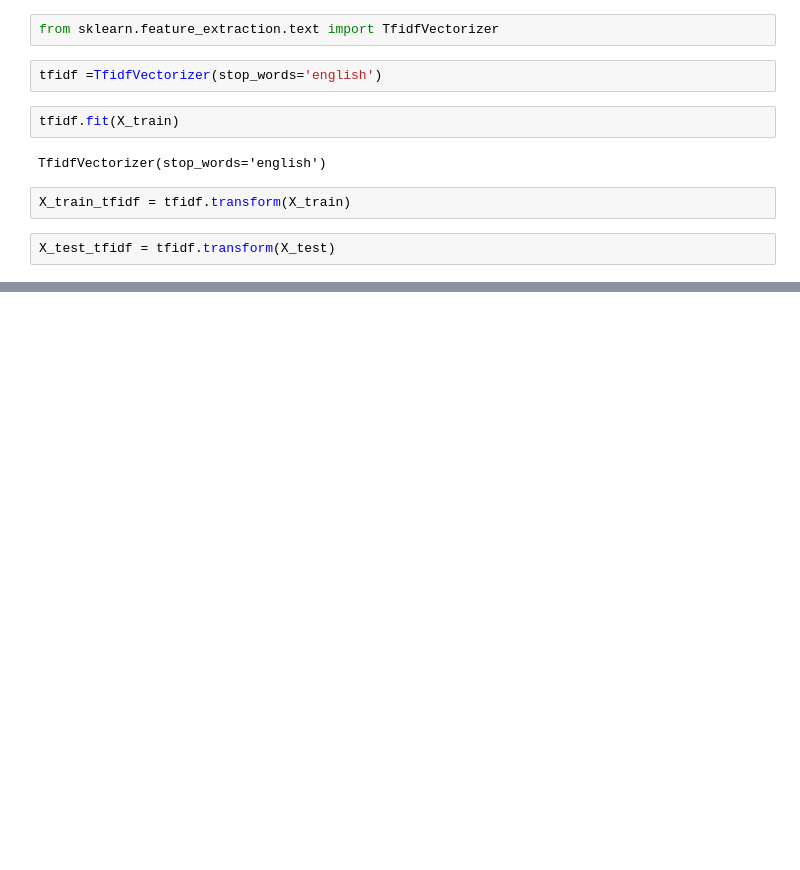
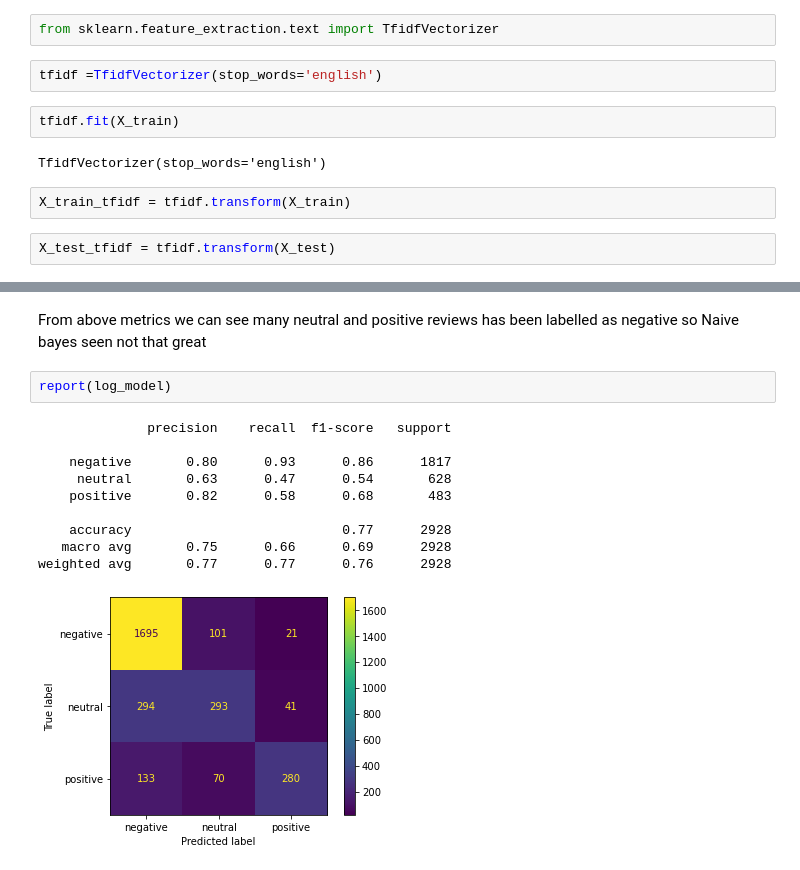
Before and after one commit to proton029/NaiveBayes, a Jupyter notebook: NaiveBayesTheorem.ipynb, the cells around one changed output, grey strips where cells are left out. Saved outputs shown, nothing was run; the diff lists cells and outputs as text; blank space fills up the shorter version.

```diff
--- a/NaiveBayesTheorem.ipynb
+++ b/NaiveBayesTheorem.ipynb
@@ -295,0 +344,15 @@ X_test_tfidf = tfidf.transform(X_test)
+# %% [markdown]
+From above metrics we can see many neutral and positive reviews has been labelled as negative so Naive bayes seen not that great
+# %%
+report(log_model)
+# %% [output]
+              precision    recall  f1-score   support
+
+    negative       0.80      0.93      0.86      1817
+     neutral       0.63      0.47      0.54       628
+    positive       0.82      0.58      0.68       483
+
+    accuracy                           0.77      2928
+   macro avg       0.75      0.66      0.69      2928
+weighted avg       0.77      0.77      0.76      2928
+[figure, added]
```
Also changed, not shown: parts of 16 cells of this notebook.
